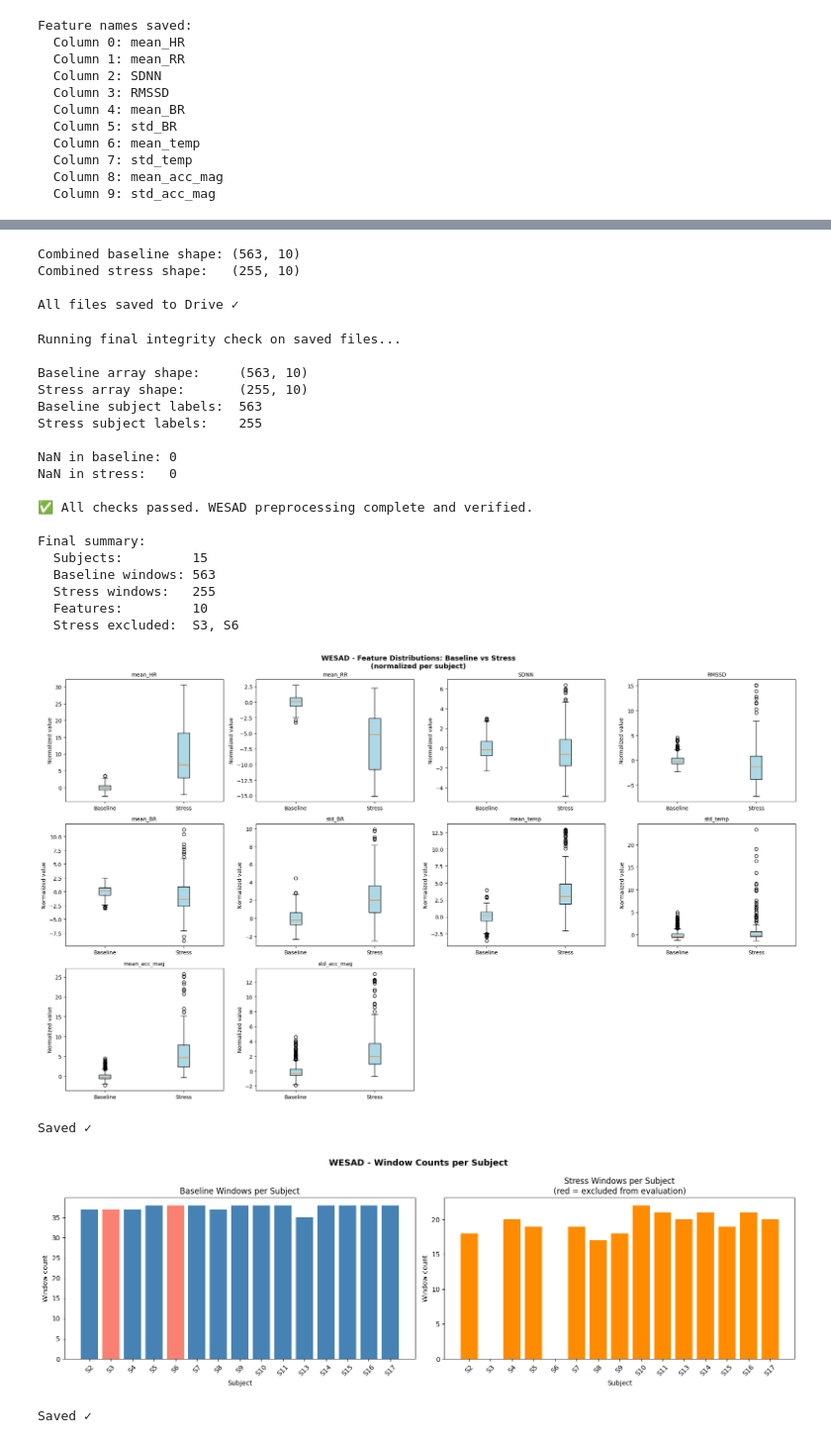
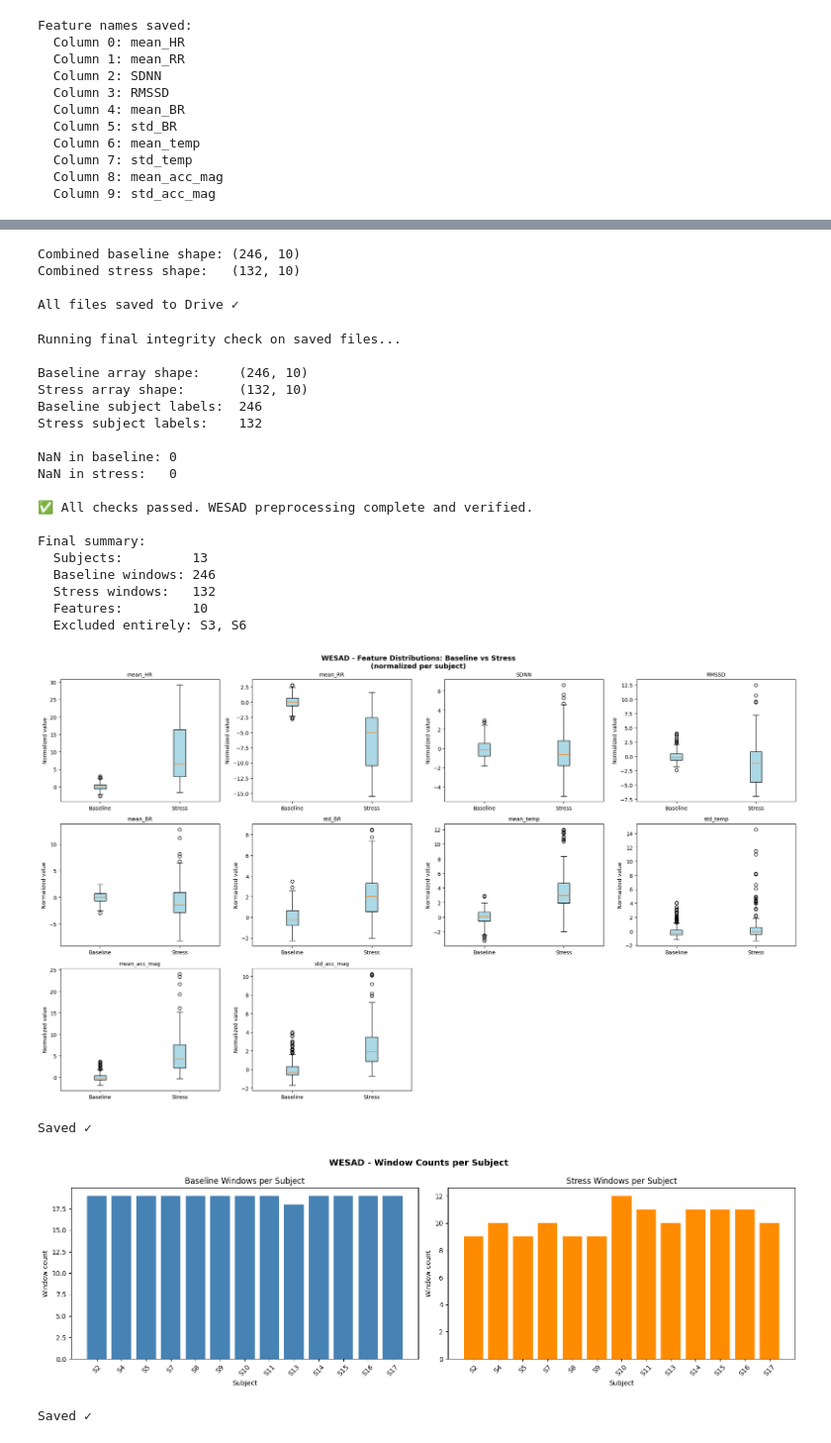
Before and after one commit to dulhara79/R26-DS-012, a Jupyter notebook: Self-supervised Physiological Biosensors/Notebooks/01_WESAD_EDA.ipynb, the cells around one changed output, grey strips where cells are left out. Shown at 99% size. Saved outputs shown, nothing was run; the diff lists cells and outputs as text; code cells hidden in the pictures.

Commit message:
updated models

```diff
--- a/Self-supervised Physiological Biosensors/Notebooks/01_WESAD_EDA.ipynb
+++ b/Self-supervised Physiological Biosensors/Notebooks/01_WESAD_EDA.ipynb
@@ -480,7 +481,7 @@ import json
 quality_report['S3'].append(
     'Temp -273.15C in 83 samples - confirmed all in label=2 (stress). '
     'Zero bad samples in baseline (label=1). '
-    'S3 stress already excluded from evaluation. '
+    'S3 is excluded from all model data because the stress-condition label does not match the reported experience. '
     'Handled by per-sample min check (temp < 10C) in extract_all_windows.'
 )
 
@@ -635,7 +636,7 @@ Features: mean_HR, mean_RR, SDNN, RMSSD, mean_BR, std_BR, mean_temp, std_temp, m
 Values: [80.7751, 742.8036, 96.4143, 65.9926, 19.3689, 5.5089, 29.1566, 0.0753, 0.0229, 0.0372]
 # %%
 def extract_all_windows(ecg, resp, temp, acc,
-                         sampling_rate=700, window_sec=60, overlap=0.5):
+                         sampling_rate=700, window_sec=60, overlap=0.0):
     window_size = window_sec * sampling_rate
     step_size   = int(window_size * (1 - overlap))
 
@@ -750,20 +751,16 @@ Feature names saved:
 # %%
 os.makedirs(wesad_per_subject, exist_ok=True)
 
-subjects = ['S2','S3','S4','S5','S6','S7','S8','S9','S10',
+# S3 and S6 are excluded completely because their stress-condition
+# labels do not match their reported experience.
+EXCLUDED_SUBJECTS = ['S3', 'S6']
+subjects = ['S2','S4','S5','S7','S8','S9','S10',
             'S11','S13','S14','S15','S16','S17']
-
-# S3 and S6: baseline kept for training
-# but stress windows excluded from evaluation
-# because neither subject was actually stressed during TSST
-EXCLUDE_STRESS_EVAL = ['S3', 'S6']
 
 # Subjects with known confounds — kept but flagged
 FLAGGED_SUBJECTS = {
     'S2':  'Temp sensor not fully attached',
     'S17': 'Temp sensor not fully attached',
-    'S3':  'Sunny workplace during baseline. Cheerful during stress — stress excluded from eval',
-    'S6':  'Not stressed during TSST — stress excluded from eval',
     'S8':  'Pre-study stress. Felt cold during stress condition',
     'S9':  'Felt ill on study day',
     'S15': 'Did not believe TSST cover story',
@@ -822,8 +819,7 @@ for sid in subjects:
         # Extract baseline windows — all subjects
         base_feats = extract_all_windows(ecg_b, resp_b, temp_b, acc_b)
 
-        # Extract stress windows — all subjects
-        # But mark excluded ones so they don't go into evaluation
+        # Extract stress windows — retained subjects only
         stress_feats = extract_all_windows(ecg_s, resp_s, temp_s, acc_s)
 
         # Verify enough baseline windows remain
@@ -831,15 +827,6 @@ for sid in subjects:
             print(f"✗ Too few baseline windows ({len(base_feats)}) after rejection")
             failed.append(sid)
             continue
-
-        # For excluded subjects, stress windows saved separately
-        # so they are never mixed into evaluation
-        if sid in EXCLUDE_STRESS_EVAL:
-            if len(stress_feats) > 0:
-                np.save(f'{wesad_per_subject}/{sid}_stress_EXCLUDED_from_eval.npy',
-                        stress_feats)
-            stress_feats = np.array([]).reshape(0, 10)
-            print(f"  ⚠️  Stress windows excluded from evaluation ({sid})")
 
         # Normalize using baseline stats
         b_mean = np.mean(base_feats, axis=0)
@@ -854,7 +841,7 @@ for sid in subjects:
             failed.append(sid)
             continue
 
-        # Normalize stress only if not excluded
+        # Normalize stress using the same subject's baseline statistics
         if len(stress_feats) > 0:
             stress_norm = (stress_feats - b_mean) / b_std
             if np.any(np.isnan(stress_norm)):
@@ -881,6 +868,7 @@ for sid in subjects:
         failed.append(sid)
 
 print(f"\nDone. Failed: {failed if failed else 'None'}")
-print(f"Subjects excluded from stress eval: {EXCLUDE_STRESS_EVAL}")
+print(f"Subjects used: {len(subjects)}")
+print(f"Subjects excluded from all model data: {EXCLUDED_SUBJECTS}")
 # %% [output]
 Processing S2...     Rejected: 0 artifact, 0 flat, 1 failed extraction
@@ -951,8 +939,8 @@ print(f"Combined baseline shape: {all_baseline_combined.shape}")
 print(f"Combined stress shape:   {all_stress_combined.shape}")
 print(f"\nAll files saved to Drive ✓")
 # %% [output]
-Combined baseline shape: (563, 10)
-Combined stress shape:   (255, 10)
+Combined baseline shape: (246, 10)
+Combined stress shape:   (132, 10)
 
 All files saved to Drive ✓
 # %%
@@ -982,21 +970,23 @@ assert baseline_saved.shape[0] == len(base_labels), "Baseline shape mismatch!"
 assert stress_saved.shape[0]   == len(stress_labels), "Stress shape mismatch!"
 assert nan_base   == 0, "NaN found in baseline!"
 assert nan_stress == 0, "NaN found in stress!"
+assert set(np.unique(base_labels)) == set(subjects), "Baseline output contains missing or excluded subjects!"
+assert set(np.unique(stress_labels)) == set(subjects), "Stress output contains missing or excluded subjects!"
 
 print("\n✅ All checks passed. WESAD preprocessing complete and verified.")
 print(f"\nFinal summary:")
-print(f"  Subjects:         15")
+print(f"  Subjects:         {len(subjects)}")
 print(f"  Baseline windows: {baseline_saved.shape[0]}")
 print(f"  Stress windows:   {stress_saved.shape[0]}")
 print(f"  Features:         {baseline_saved.shape[1]}")
-print(f"  Stress excluded:  S3, S6")
+print(f"  Excluded entirely: {', '.join(EXCLUDED_SUBJECTS)}")
 # %% [output]
 Running final integrity check on saved files...
 
-Baseline array shape:     (563, 10)
-Stress array shape:       (255, 10)
-Baseline subject labels:  563
-Stress subject labels:    255
+Baseline array shape:     (246, 10)
+Stress array shape:       (132, 10)
+Baseline subject labels:  246
+Stress subject labels:    132
 
 NaN in baseline: 0
 NaN in stress:   0
@@ -1004,11 +994,11 @@ NaN in stress:   0
 ✅ All checks passed. WESAD preprocessing complete and verified.
 
 Final summary:
-  Subjects:         15
-  Baseline windows: 563
-  Stress windows:   255
+  Subjects:         13
+  Baseline windows: 246
+  Stress windows:   132
   Features:         10
-  Stress excluded:  S3, S6
+  Excluded entirely: S3, S6
 # %%
 import matplotlib.pyplot as plt
 import numpy as np
@@ -1050,38 +1040,35 @@ plt.savefig(f'{plots_path}/WESAD_feature_distributions.png', dpi=150, bbox_inche
 plt.show()
 print("Saved ✓")
 # %% [output]
-[figure, old version]
+[figure, new version]
 Saved ✓
 # %%
 fig, axes = plt.subplots(1, 2, figsize=(16, 5))
 
 sids = list(all_baseline.keys())
 base_counts   = [all_baseline[s].shape[0] for s in sids]
 stress_counts = [all_stress[s].shape[0]   for s in sids]
 
-colors_base   = ['salmon' if s in ['S3','S6'] else 'steelblue' for s in sids]
-colors_stress = ['salmon' if s in ['S3','S6'] else 'darkorange' for s in sids]
-
-axes[0].bar(sids, base_counts, color=colors_base)
+axes[0].bar(sids, base_counts, color='steelblue')
 axes[0].set_title('Baseline Windows per Subject')
 axes[0].set_xlabel('Subject')
 axes[0].set_ylabel('Window count')
 axes[0].tick_params(axis='x', rotation=45)
 
-axes[1].bar(sids, stress_counts, color=colors_stress)
-axes[1].set_title('Stress Windows per Subject\n(red = excluded from evaluation)')
+axes[1].bar(sids, stress_counts, color='darkorange')
+axes[1].set_title('Stress Windows per Subject')
 axes[1].set_xlabel('Subject')
 axes[1].set_ylabel('Window count')
 axes[1].tick_params(axis='x', rotation=45)
 
 plt.suptitle('WESAD - Window Counts per Subject',
              fontsize=13, fontweight='bold')
 plt.tight_layout()
 plt.savefig(f'{plots_path}/WESAD_window_counts.png', dpi=150, bbox_inches='tight')
 plt.show()
 print("Saved ✓")
 # %% [output]
-[figure, old version]
+[figure, new version]
 Saved ✓
 # %%
 import matplotlib.pyplot as plt
```
Also changed, not shown: parts of 9 cells of this notebook, 7 other files.
